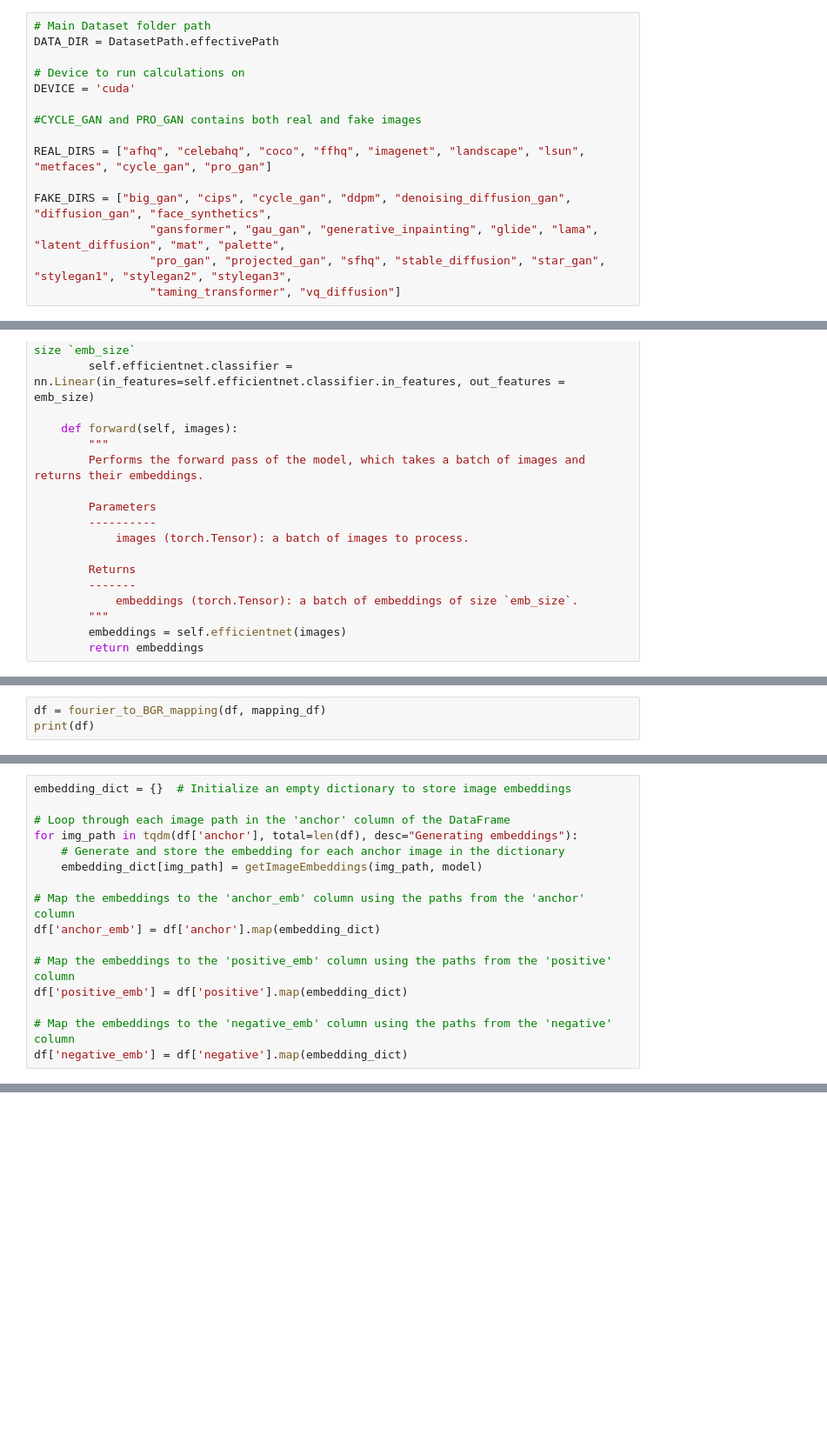
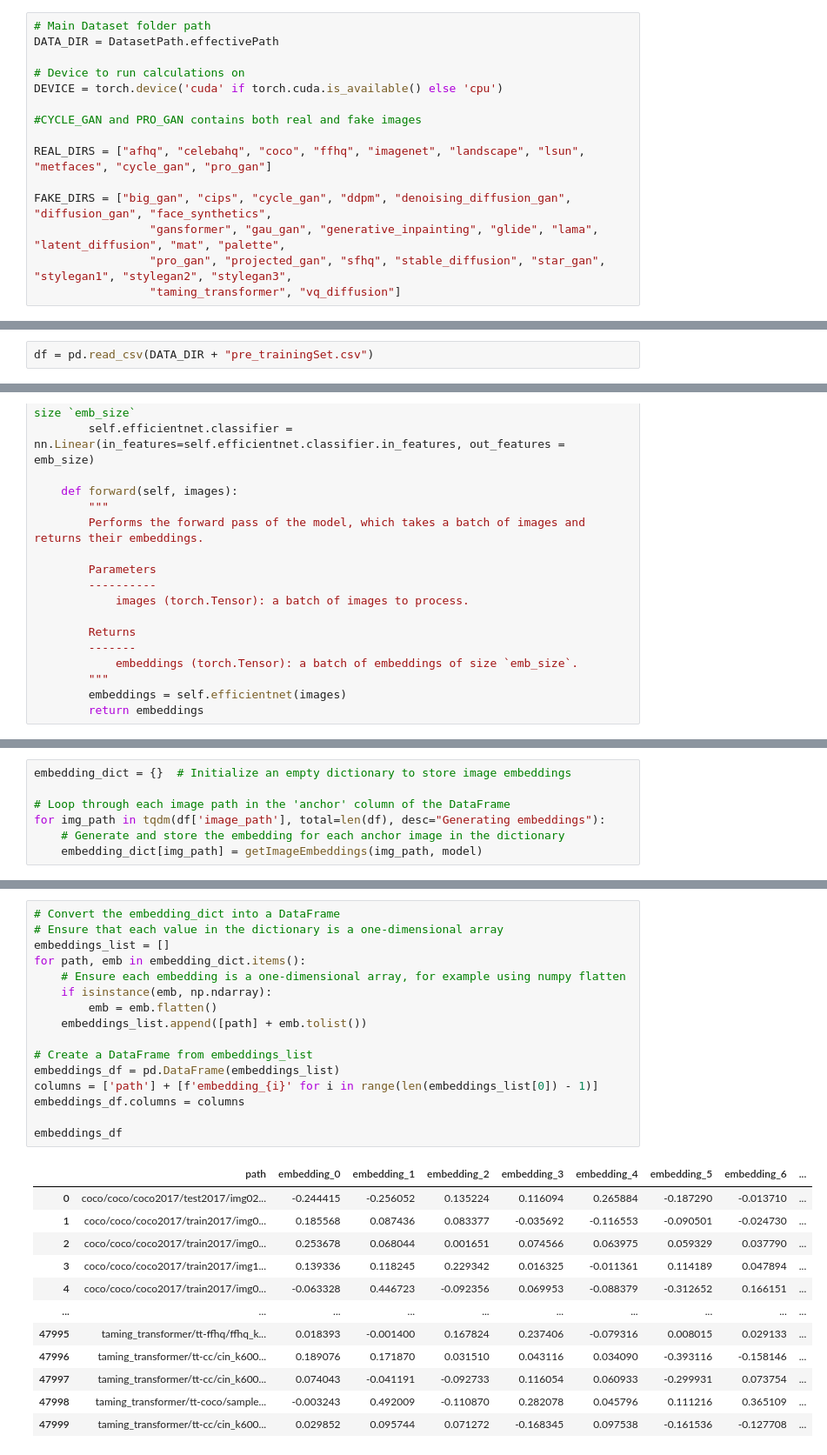
Before and after one commit to MarioCicalese/SiameseNN-for-Fake-images-detection, a Jupyter notebook: Semi-Hard_TripletsMining.ipynb, the cells around one changed output, grey strips where cells are left out. Shown: that part at 87% size. Cells and saved outputs as stored; diff of their text form; blank space fills up the shorter version.

```diff
--- a/Semi-Hard_TripletsMining.ipynb
+++ b/Semi-Hard_TripletsMining.ipynb
@@ -29,7 +17,7 @@ c:\Users\mario\Desktop\Biometria\DeepFake\.env\Scripts\python.exe
 DATA_DIR = DatasetPath.effectivePath
 
 # Device to run calculations on
-DEVICE = 'cuda'
+DEVICE = torch.device('cuda' if torch.cuda.is_available() else 'cpu')
 
 #CYCLE_GAN and PRO_GAN contains both real and fake images
 
@@ -47,0 +49,2 @@ mapping_df = pd.read_csv(DATA_DIR + "path_mapping.csv")
+# %%
+df = pd.read_csv(DATA_DIR + "pre_trainingSet.csv")
@@ -276,3 +246,0 @@ def fourier_to_BGR_mapping(df, mapping_df):
-# %%
-df = fourier_to_BGR_mapping(df, mapping_df)
-print(df)
@@ -298,15 +248,6 @@ print(df)
 embedding_dict = {}  # Initialize an empty dictionary to store image embeddings
 
 # Loop through each image path in the 'anchor' column of the DataFrame
-for img_path in tqdm(df['anchor'], total=len(df), desc="Generating embeddings"):
+for img_path in tqdm(df['image_path'], total=len(df), desc="Generating embeddings"):
 	# Generate and store the embedding for each anchor image in the dictionary
 	embedding_dict[img_path] = getImageEmbeddings(img_path, model)
-
-# Map the embeddings to the 'anchor_emb' column using the paths from the 'anchor' column
-df['anchor_emb'] = df['anchor'].map(embedding_dict)
-
-# Map the embeddings to the 'positive_emb' column using the paths from the 'positive' column
-df['positive_emb'] = df['positive'].map(embedding_dict)
-
-# Map the embeddings to the 'negative_emb' column using the paths from the 'negative' column
-df['negative_emb'] = df['negative'].map(embedding_dict)
@@ -477,0 +254,29 @@ plot_real_fake_count(df)
+# %%
+# Convert the embedding_dict into a DataFrame
+# Ensure that each value in the dictionary is a one-dimensional array
+embeddings_list = []
+for path, emb in embedding_dict.items():
+	# Ensure each embedding is a one-dimensional array, for example using numpy flatten
+	if isinstance(emb, np.ndarray):
+		emb = emb.flatten()
+	embeddings_list.append([path] + emb.tolist())
+
+# Create a DataFrame from embeddings_list
+embeddings_df = pd.DataFrame(embeddings_list)
+columns = ['path'] + [f'embedding_{i}' for i in range(len(embeddings_list[0]) - 1)]
+embeddings_df.columns = columns
+
+embeddings_df
+# %% [output]
+|  | path | embedding_0 | embedding_1 | embedding_2 | embedding_3 | embedding_4 | embedding_5 | embedding_6 | ... |
+| 0 | coco/coco/coco2017/test2017/img02... | -0.244415 | -0.256052 | 0.135224 | 0.116094 | 0.265884 | -0.187290 | -0.013710 | ... |
+| 1 | coco/coco/coco2017/train2017/img0... | 0.185568 | 0.087436 | 0.083377 | -0.035692 | -0.116553 | -0.090501 | -0.024730 | ... |
+| 2 | coco/coco/coco2017/train2017/img0... | 0.253678 | 0.068044 | 0.001651 | 0.074566 | 0.063975 | 0.059329 | 0.037790 | ... |
+| 3 | coco/coco/coco2017/train2017/img1... | 0.139336 | 0.118245 | 0.229342 | 0.016325 | -0.011361 | 0.114189 | 0.047894 | ... |
+| 4 | coco/coco/coco2017/train2017/img0... | -0.063328 | 0.446723 | -0.092356 | 0.069953 | -0.088379 | -0.312652 | 0.166151 | ... |
+| ... | ... | ... | ... | ... | ... | ... | ... | ... | ... |
+| 47995 | taming_transformer/tt-ffhq/ffhq_k... | 0.018393 | -0.001400 | 0.167824 | 0.237406 | -0.079316 | 0.008015 | 0.029133 | ... |
+| 47996 | taming_transformer/tt-cc/cin_k600... | 0.189076 | 0.171870 | 0.031510 | 0.043116 | 0.034090 | -0.393116 | -0.158146 | ... |
+| 47997 | taming_transformer/tt-cc/cin_k600... | 0.074043 | -0.041191 | -0.092733 | 0.116054 | 0.060933 | -0.299931 | 0.073754 | ... |
+| 47998 | taming_transformer/tt-coco/sample... | -0.003243 | 0.492009 | -0.110870 | 0.282078 | 0.045796 | 0.111216 | 0.365109 | ... |
+| 47999 | taming_transformer/tt-cc/cin_k600... | 0.029852 | 0.095744 | 0.071272 | -0.168345 | 0.097538 | -0.161536 | -0.127708 | ... |
```
Also changed, not shown: parts of 36 cells of this notebook, 5 other files.
